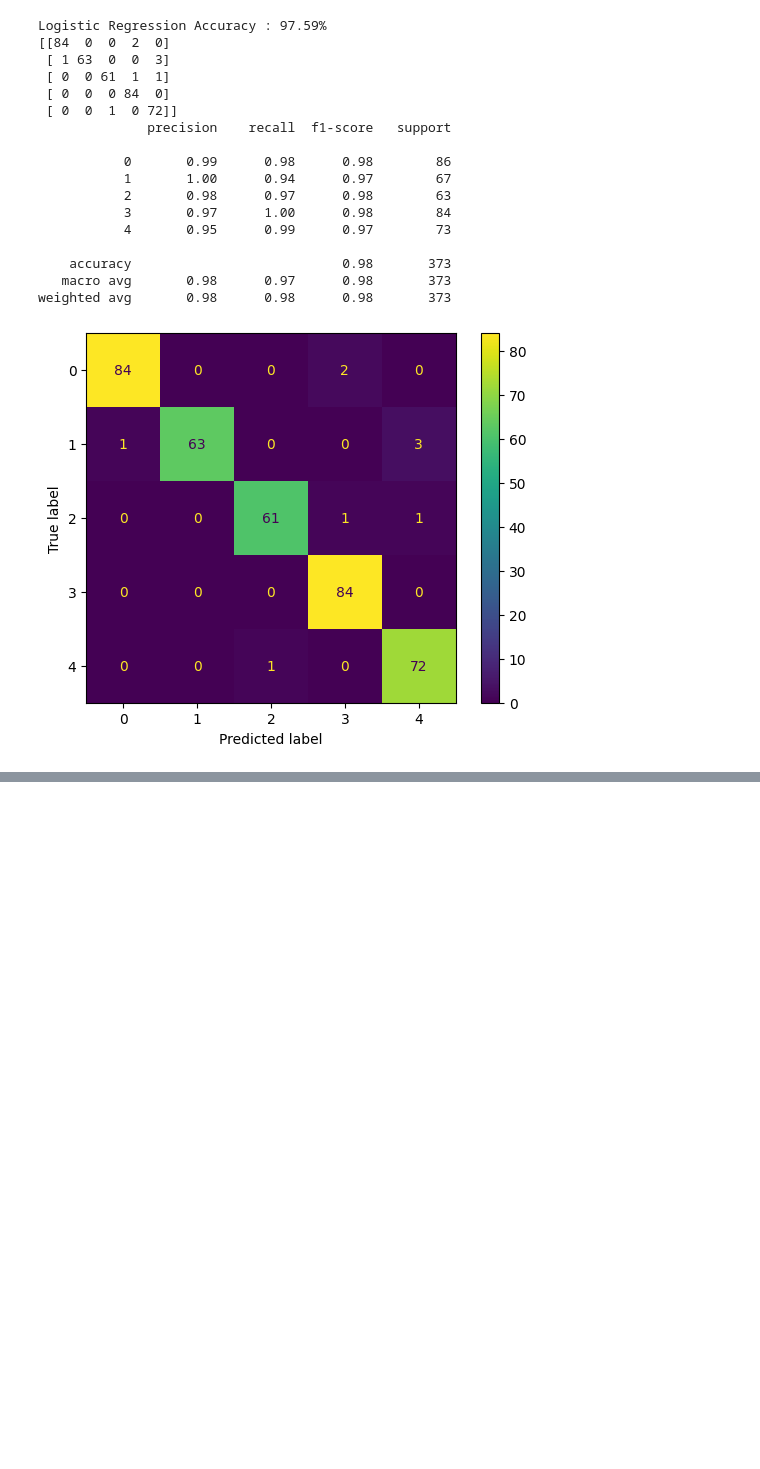
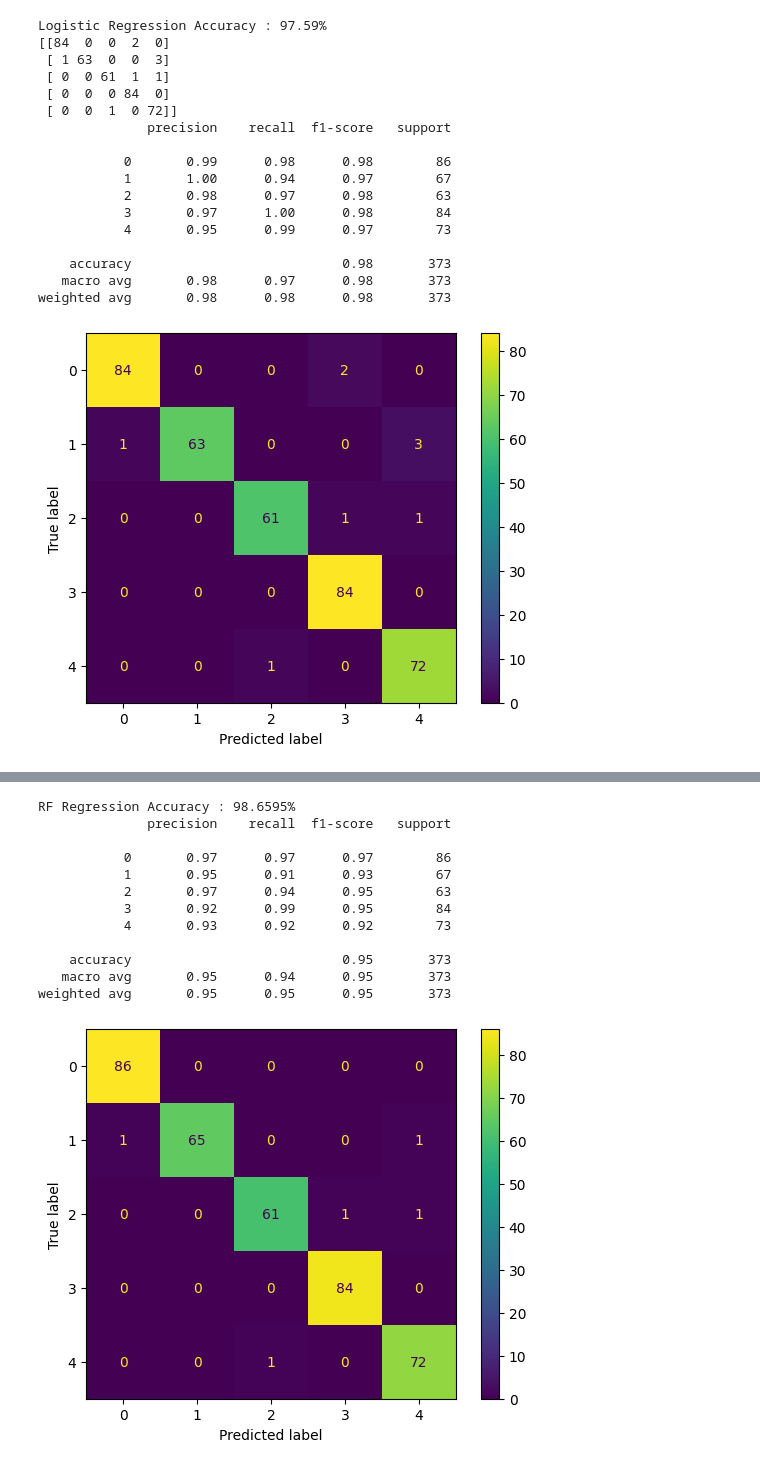
Before and after one commit to Ryzxxl/bcc-news-classification, a Jupyter notebook: train_without_preprocessing.ipynb, the cells around one changed output, grey strips where cells are left out. Cells and saved outputs as stored; diff of their text form; code cells hidden in the pictures; blank space fills up the shorter version.

```diff
--- a/train_without_preprocessing.ipynb
+++ b/train_without_preprocessing.ipynb
@@ -414,0 +306,39 @@ weighted avg       0.95      0.95      0.95       373
+# %%
+from sklearn.model_selection import train_test_split
+from sklearn.ensemble import RandomForestClassifier
+from sklearn.model_selection import cross_val_score
+
+svc = SVC()
+svc.fit(X_train,y_train)
+predicted_train_svc = svc.predict(X_train)
+predicted_test_svc = svc.predict(X_test)
+accuracy_score_svc = accuracy_score(y_test, predicted_test_svc)
+print("RF Regression Accuracy :", "{:.4f}%".format(100*accuracy_score_svc))
+
+from sklearn.metrics import classification_report
+print (classification_report(y_test,predicted_test))
+
+
+import matplotlib.pyplot as plt
+import numpy
+from sklearn import metrics
+confusion_matrix = metrics.confusion_matrix(y_test, predicted_test_svc)
+
+cm_display = metrics.ConfusionMatrixDisplay(confusion_matrix = confusion_matrix)
+
+cm_display.plot()
+plt.show()
+# %% [output]
+RF Regression Accuracy : 98.6595%
+              precision    recall  f1-score   support
+
+           0       0.97      0.97      0.97        86
+           1       0.95      0.91      0.93        67
+           2       0.97      0.94      0.95        63
+           3       0.92      0.99      0.95        84
+           4       0.93      0.92      0.92        73
+
+    accuracy                           0.95       373
+   macro avg       0.95      0.94      0.95       373
+weighted avg       0.95      0.95      0.95       373
+[figure, added]
```
Also changed, not shown: parts of 16 cells of this notebook.
